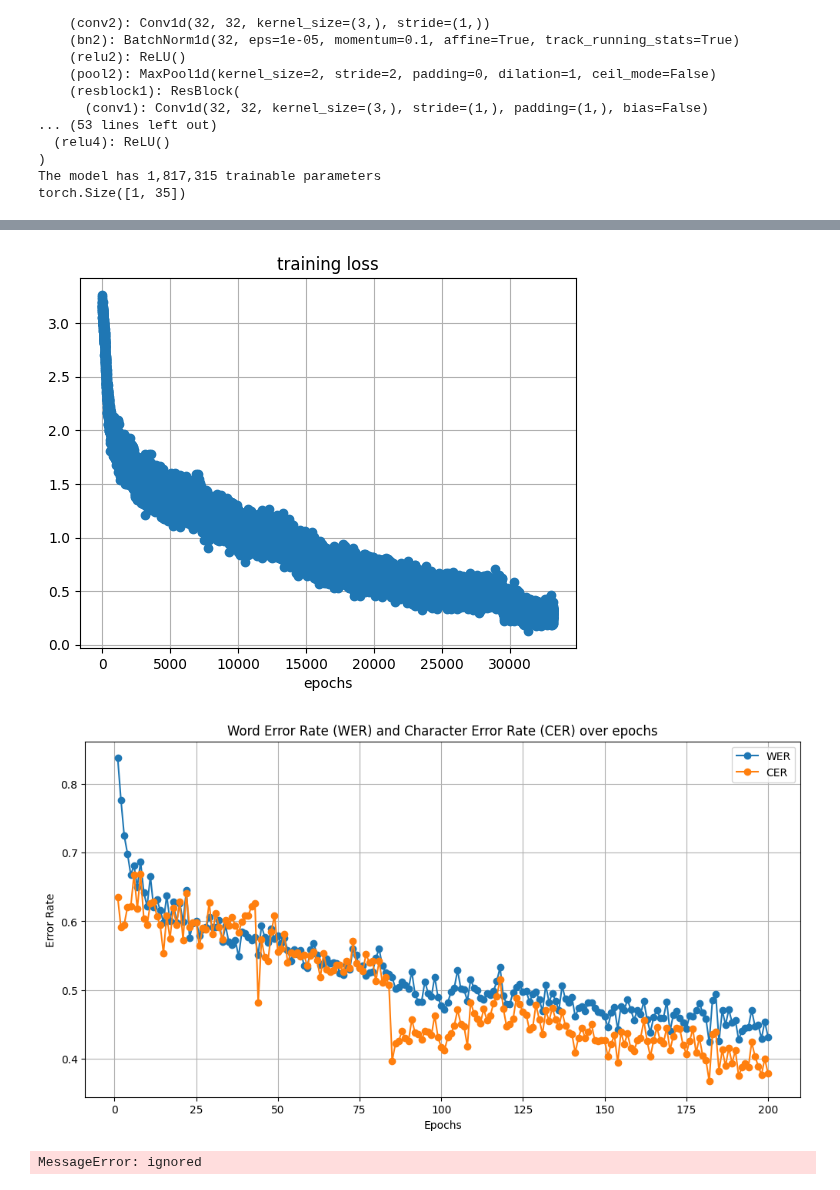
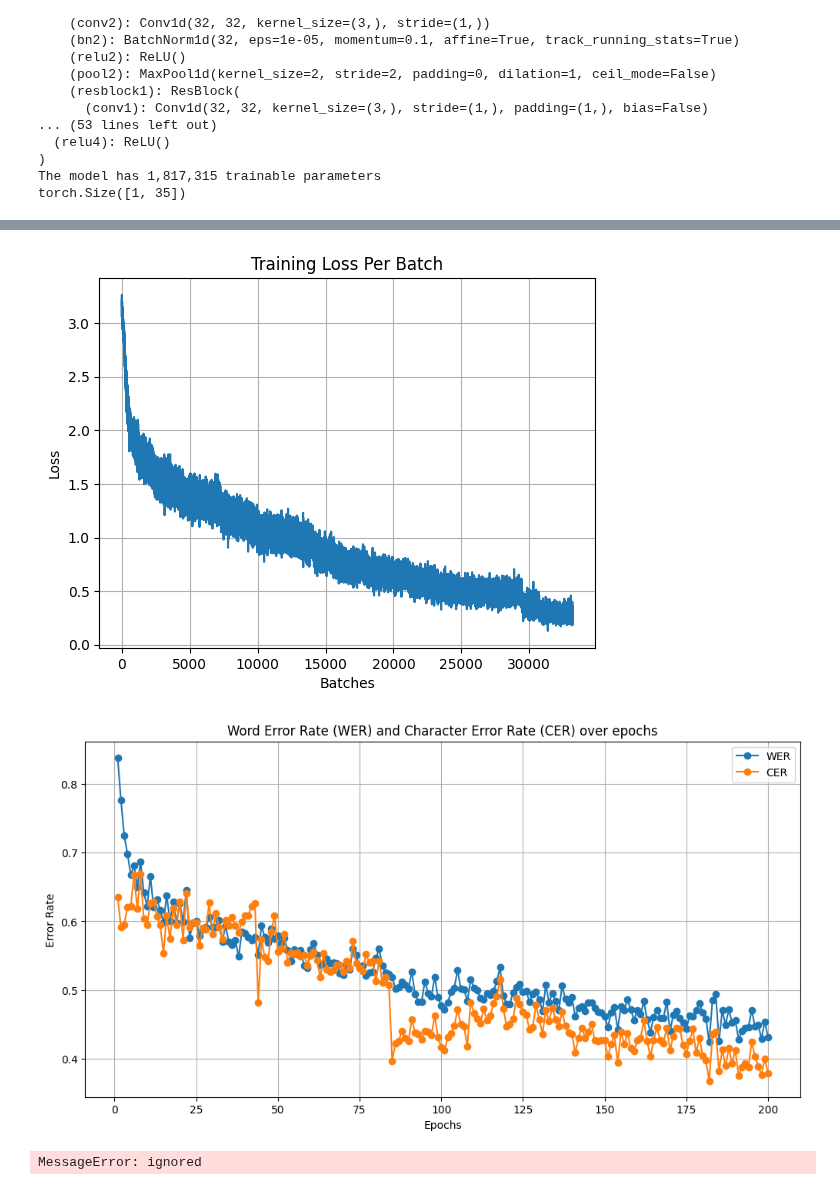
Before and after one commit to leonmck-dsp-dev/nueraspeech, a Jupyter notebook: nueraspeech.ipynb, the cells around one changed output, grey strips where cells are left out. Saved outputs shown, nothing was run; the diff lists cells and outputs as text; code cells hidden in the pictures.

```diff
--- a/nueraspeech.ipynb
+++ b/nueraspeech.ipynb
@@ -350,11 +433,11 @@ torch.Size([1, 35])
 # %%
 # @title Default title text
 
-n_epoch = 200
+n_epoch = 10
 
 # Hyperparameters
 lr = 50e-4
-weight_decay = 0.0001
+weight_decay = 0.000001
 dropout_rate = 0.3
 optimizer = optim.Adam(model.parameters(), lr=lr, weight_decay=weight_decay)
 scheduler = optim.lr_scheduler.OneCycleLR(optimizer, max_lr=lr,
@@ -501,27 +620,30 @@ Train Epoch: 2 [10240/84843 (12%)]      Loss: 2.816368
 # %%
 
 # Let's plot the training metrics versus the number of iteration.
+# WER Plotvimport matplotlib.pyplot as plt
+epochs = list(range(1, 201))
 
 #loss
-plt.plot(losses,label='loss',marker='o' );
-plt.title("training loss")
-plt.xlabel("epochs")
+plt.plot(losses)
+plt.title("Training Loss Per Batch")
+plt.xlabel("Batches")
+plt.ylabel("Loss")
 plt.grid()
-# WER Plotvimport matplotlib.pyplot as plt
-epochs = list(range(1, 201))
+plt.show()
+
 plt.figure(figsize=(12, 6))
 # Plot WER
 plt.plot(epochs, wer_over_epochs, label='WER', marker='o')
 # Plot CER
 plt.plot(epochs, cer_over_epochs, label='CER', marker='o')
 
 plt.title('Word Error Rate (WER) and Character Error Rate (CER) over epochs')
 plt.xlabel('Epochs')
 plt.ylabel('Error Rate')
 plt.legend()
 plt.grid(True)
 # %% [output]
-[figure, old version]
+[figure, new version]
 [figure]
 # %%
 from google.colab import drive
```
Also changed, not shown: parts of 3 cells of this notebook.
